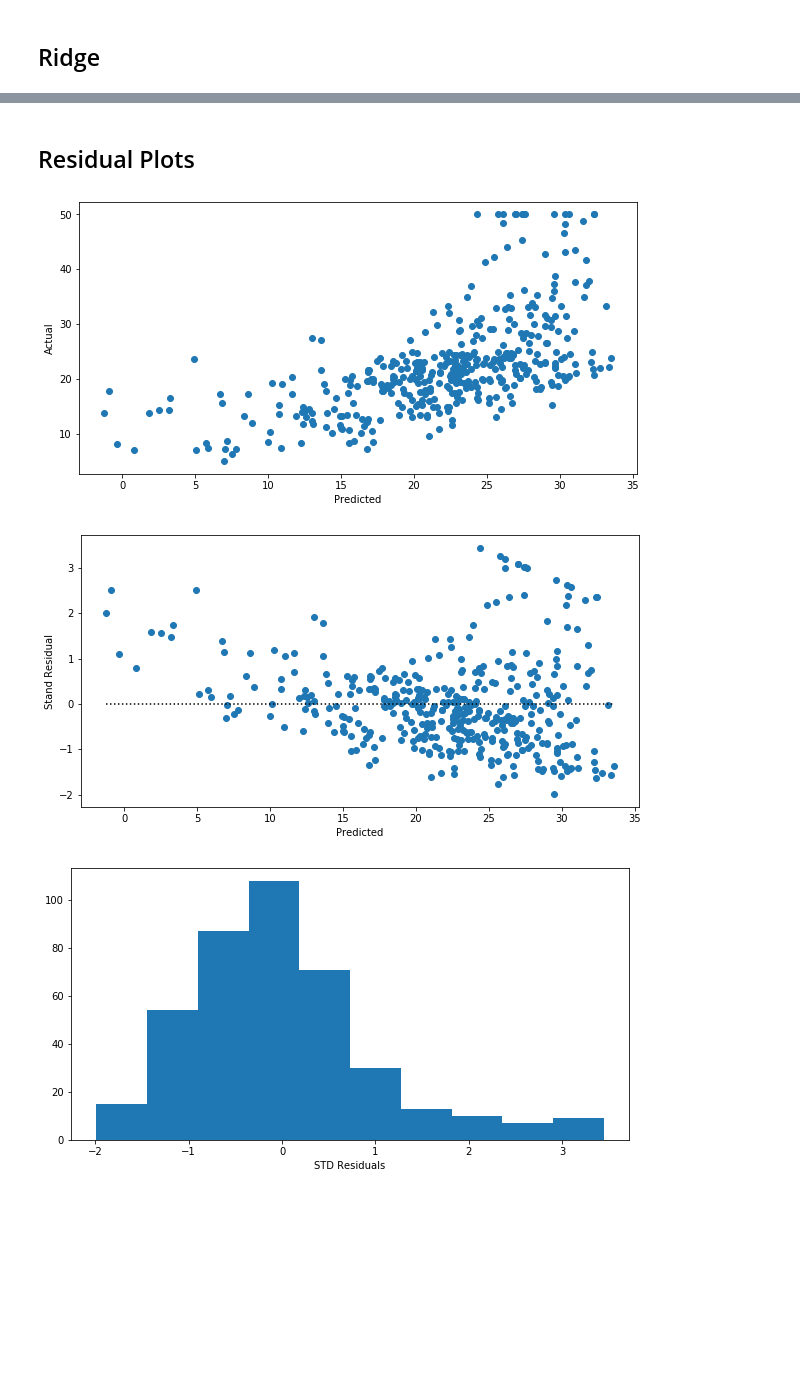
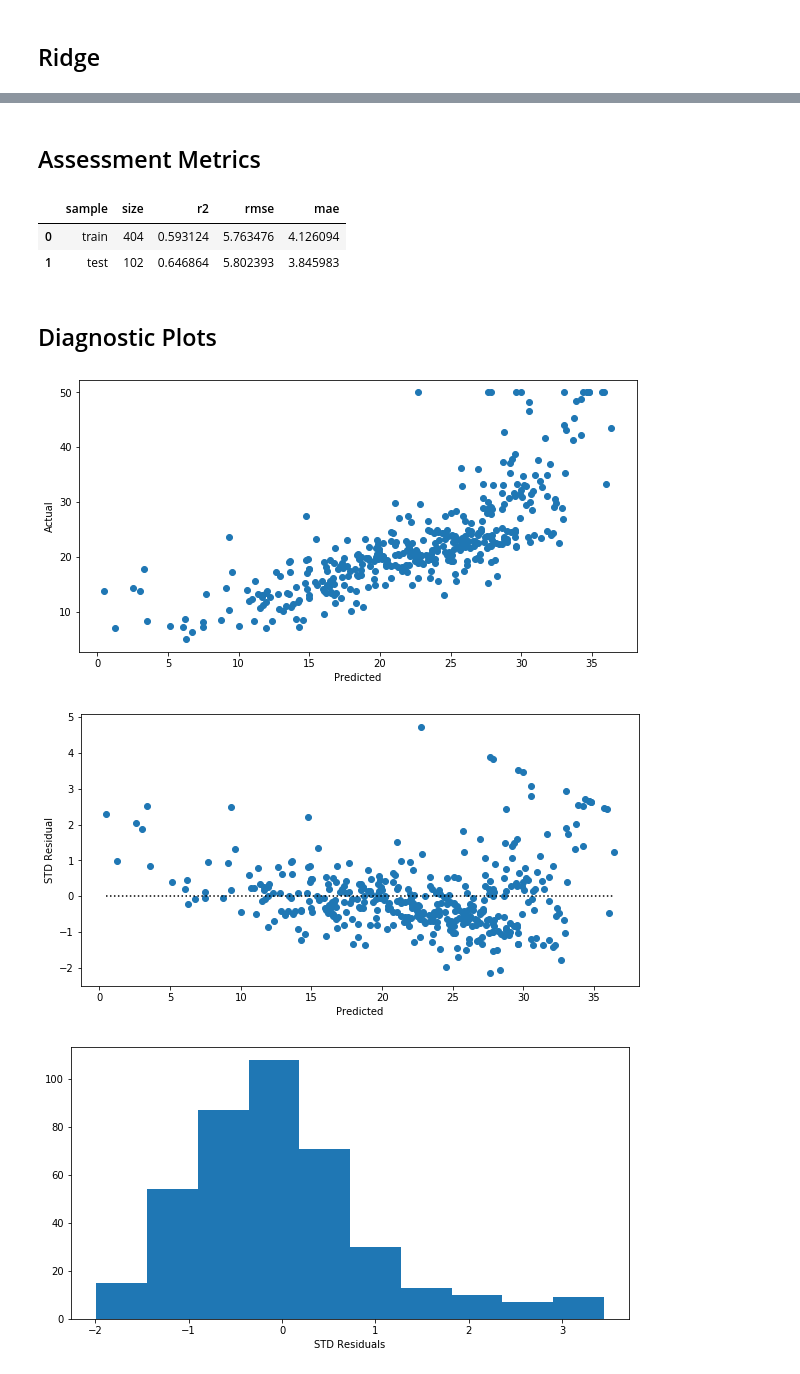
Before and after one commit to prudolph1/regression_base_code, a Jupyter notebook: regression_methods.ipynb, the cells around one changed output, grey strips where cells are left out. Saved outputs shown, nothing was run; the diff lists cells and outputs as text; code cells hidden in the pictures; blank space fills up the shorter version.

```diff
--- a/regression_methods.ipynb
+++ b/regression_methods.ipynb
@@ -137,3 +140,6 @@ X = boston[boston_dataset.feature_names]
 y = boston['MEDV']
 # %%
 X_train, X_test, y_train, y_test = train_test_split(X, y, test_size = 0.2, random_state = 52)
+# %%
+# subset of features based on high bivariate correlation
+feature_subset = ['INDUS','NOX','TAX','PTRATIO','LSTAT']
@@ -141,0 +183,4 @@ X_train, X_test, y_train, y_test = train_test_split(X, y, test_size = 0.2, rando
+# %%
+# fit model
+model = LinearRegression()
+model.fit(X_train[feature_subset], y_train)
@@ -169,3 +228 @@ Warnings:
 strong multicollinearity or other numerical problems.
-# %%
-y_predict = results.predict(X_train[features])
@@ -171,0 +244,2 @@ y_predict = results.predict(X_train[features])
+# %% [markdown]
+## Assessment Metrics
@@ -172,5 +260,18 @@ y_predict = results.predict(X_train[features])
+# %%
+# create dataframe
+dict = {'sample':['train','test'],
+     'size':[size_train,size_test],
+     'r2':[r2_train,r2_test],
+     'rmse':[rmse_train,rmse_test],
+     'mae':[mae_train,mae_test]
+     }
+pd.DataFrame(dict)
+# %% [output]
+|  | sample | size | r2 | rmse | mae |
+| 0 | train | 404 | 0.593124 | 5.763476 | 4.126094 |
+| 1 | test | 102 | 0.646864 | 5.802393 | 3.845983 |
 # %% [markdown]
-## Residual Plots
+## Diagnostic Plots
 # %%
 residuals = y_train - y_predict
 # %%
@@ -179,17 +280,17 @@ plt.xlabel('Predicted')
 plt.ylabel('Actual')
 plt.show()
 # %% [output]
-[figure, old version]
+[figure, new version]
 # %%
 scaler = StandardScaler()
 std_residuals = scaler.fit_transform(residuals.values.reshape(-1,1))
 plt.scatter(y_predict, std_residuals)
 plt.xlabel('Predicted')
-plt.ylabel('Stand Residual')
+plt.ylabel('STD Residual')
 plt.hlines(0, y_predict.min(), y_predict.max(), linestyles='dotted')
 plt.show()
 # %% [output]
-[figure, old version]
+[figure, new version]
 # %%
 plt.hist(std_residuals)
 plt.xlabel('STD Residuals')
```
Also changed, not shown: parts of 17 cells of this notebook.
